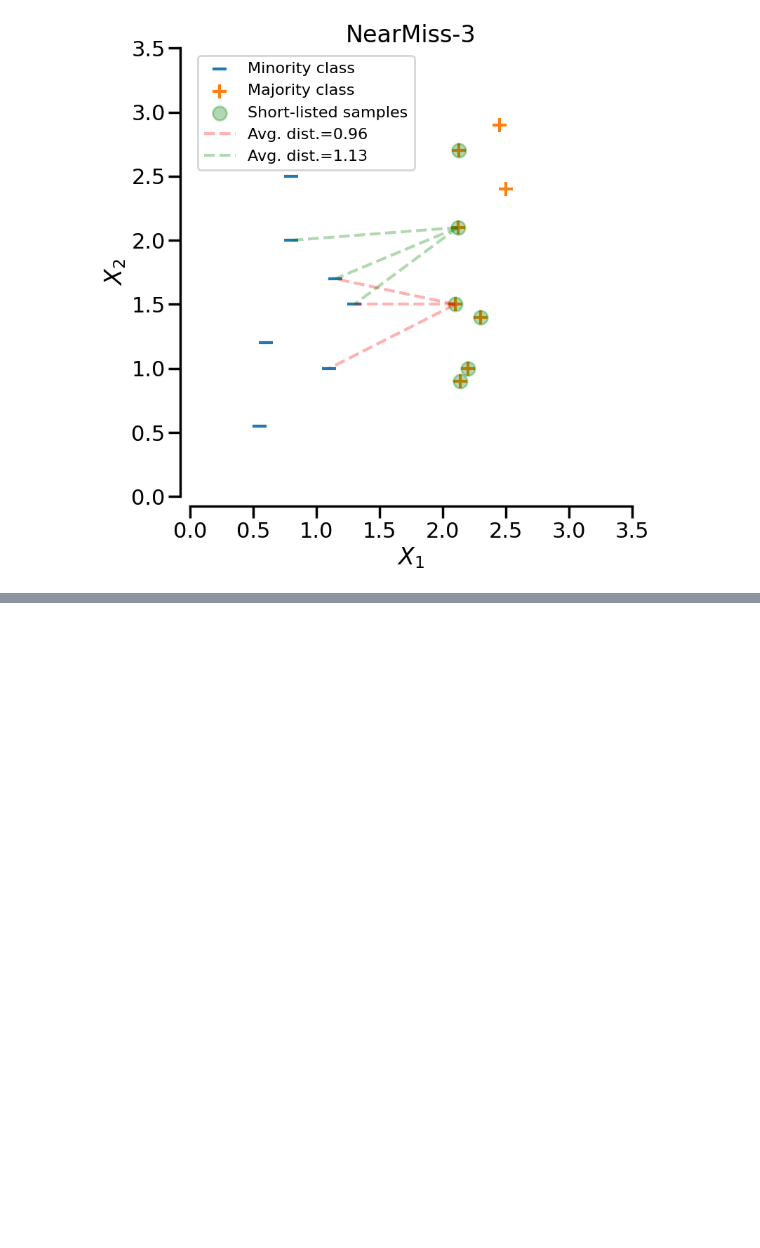
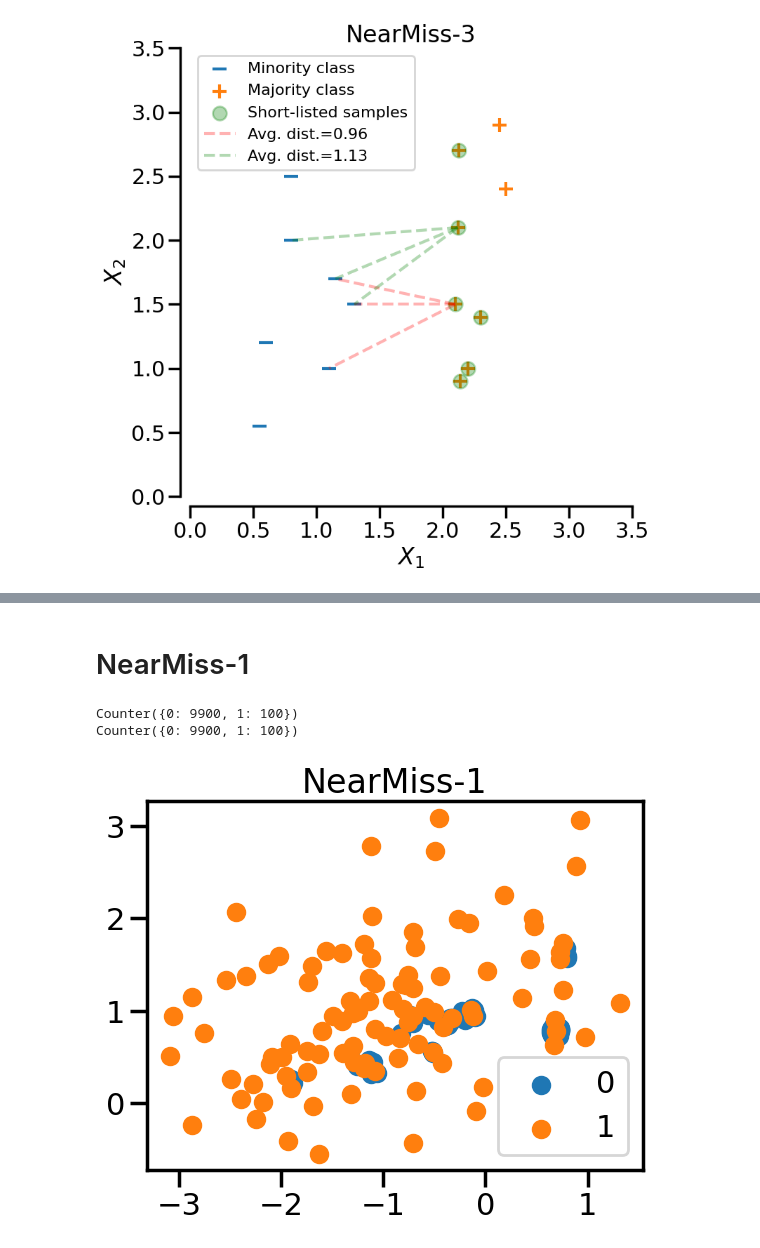
Before and after one commit to cagBRT/Data, a Jupyter notebook: NearMiss_Undersampling.ipynb, the cells around one changed output, grey strips where cells are left out. Saved outputs shown, nothing was run; the diff lists cells and outputs as text; code cells hidden in the pictures; blank space fills up the shorter version.

```diff
--- a/NearMiss_Undersampling.ipynb
+++ b/NearMiss_Undersampling.ipynb
@@ -214,0 +250,26 @@ plt.show()
+# %% [markdown]
+# NearMiss-1
+# %%
+# @title
+counter = Counter(y)
+print(counter)
+# define the undersampling method
+undersample = NearMiss(version=1, n_neighbors=3)
+# transform the dataset
+X1, y1 = undersample.fit_resample(X, y)
+# summarize the new class distribution
+counter = Counter(y)
+print(counter)
+# %% [output]
+Counter({0: 9900, 1: 100})
+Counter({0: 9900, 1: 100})
+# %%
+# @title
+for label, _ in counter.items():
+ row_ix = where(y1 == label)[0]
+ pyplot.scatter(X1[row_ix, 0], X1[row_ix, 1], label=str(label))
+pyplot.title("NearMiss-1")
+pyplot.legend()
+pyplot.show()
+# %% [output]
+[figure, added]
```
Also changed, not shown: parts of 12 cells of this notebook.
